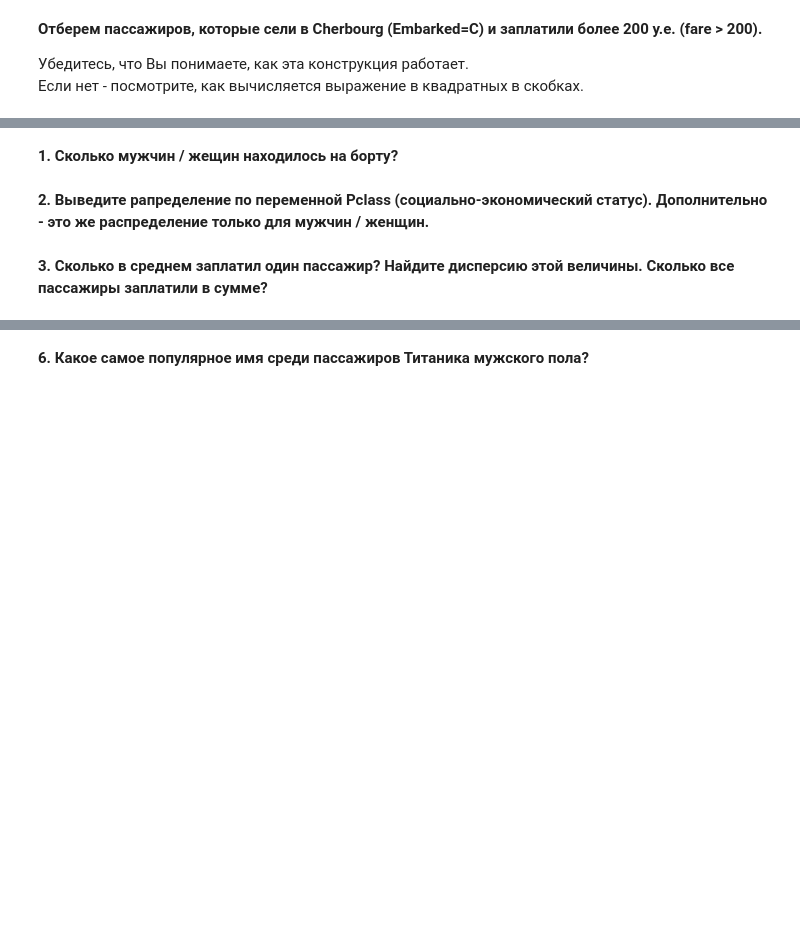
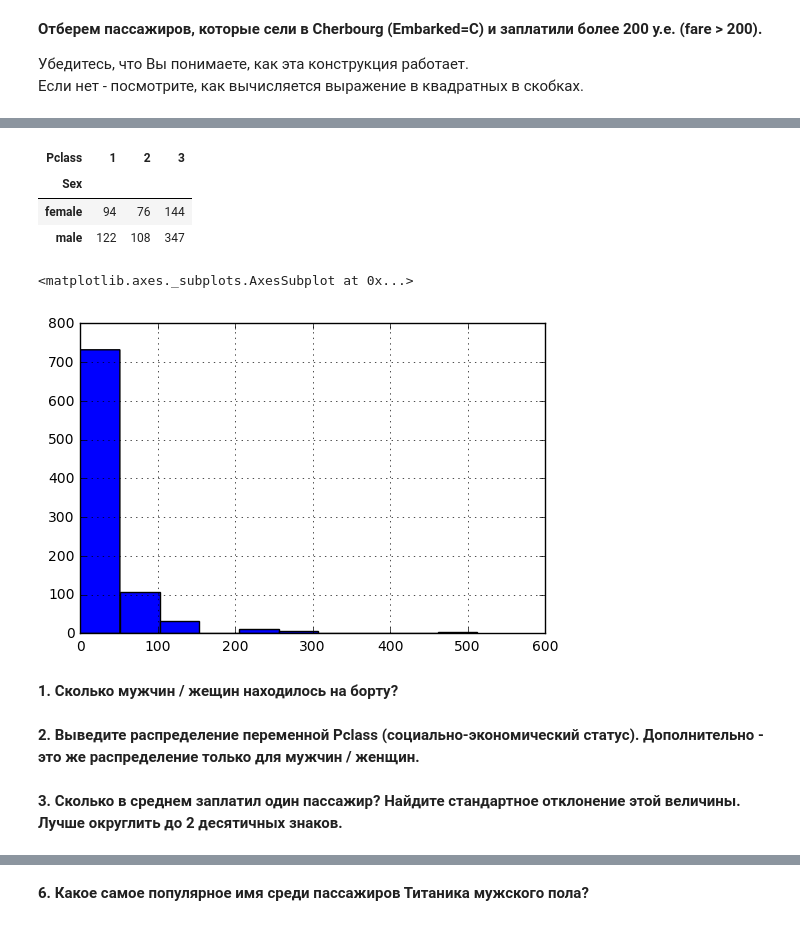
Before and after one commit to 1gnatov/ML_DM_HSE_minor, a Jupyter notebook: module2_data_analysis_notebooks/seminar02_pandas_visual/seminar02_practice_pandas_titanic.ipynb, the cells around one changed output, grey strips where cells are left out. Cells and saved outputs as stored; diff of their text form; code cells hidden in the pictures; blank space fills up the shorter version.

```diff
--- a/module2_data_analysis_notebooks/seminar02_pandas_visual/seminar02_practice_pandas_titanic.ipynb
+++ b/module2_data_analysis_notebooks/seminar02_pandas_visual/seminar02_practice_pandas_titanic.ipynb
@@ -71,0 +109,19 @@ data[(data['Embarked'] == 'C') & (data['Fare'] > 200)]
+# %%
+def age_category(age):
+    '''
+    < 30 -> 1
+    >= 30, <55 -> 2
+    >= 55 -> 3
+    '''
+    if age < 30:
+        return 1
+    elif age < 55:
+        return 2
+    else:
+        return 3
+# %%
+age_categories = [age_category(age) for age in data.Age]
+# %%
+data['Age_category'] = age_categories
+# %%
+data['Num_rel_friens'] = data['Parch'] + data['SibSp']
@@ -72,3 +144,15 @@ data[(data['Embarked'] == 'C') & (data['Fare'] > 200)]
+# %%
+pd.crosstab(data['Sex'], data['Pclass'])
+# %% [output]
+| Pclass | 1 | 2 | 3 |
+| Sex |  |  |  |
+| female | 94 | 76 | 144 |
+| male | 122 | 108 | 347 |
+# %%
+data['Fare'].hist()
+# %% [output]
+<matplotlib.axes._subplots.AxesSubplot at 0x...>
+[figure, added]
 # %% [markdown]
 **1. Сколько мужчин / жещин находилось на борту?**
 # %%
@@ -76,3 +160,3 @@ data[(data['Embarked'] == 'C') & (data['Fare'] > 200)]
 # %% [markdown]
-**2. Выведите рапределение по переменной Pclass (социально-экономический статус). Дополнительно - это же распределение только для мужчин / женщин.**
+**2. Выведите распределение переменной Pclass (социально-экономический статус). Дополнительно - это же распределение только для мужчин / женщин.**
 # %%
@@ -80,3 +164,3 @@ data[(data['Embarked'] == 'C') & (data['Fare'] > 200)]
 # %% [markdown]
-**3. Сколько в среднем заплатил один пассажир? Найдите дисперсию этой величины. Сколько все пассажиры заплатили в сумме?**
+**3. Сколько в среднем заплатил один пассажир? Найдите стандартное отклонение этой величины. Лучше округлить до 2 десятичных знаков.**
 # %%
```
Also changed, not shown: parts of 27 cells of this notebook, 7 other files.
